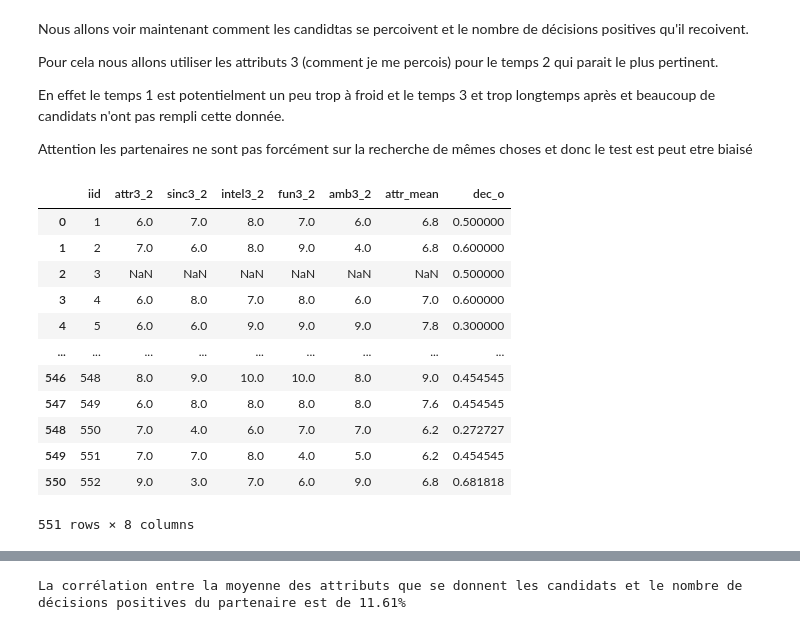
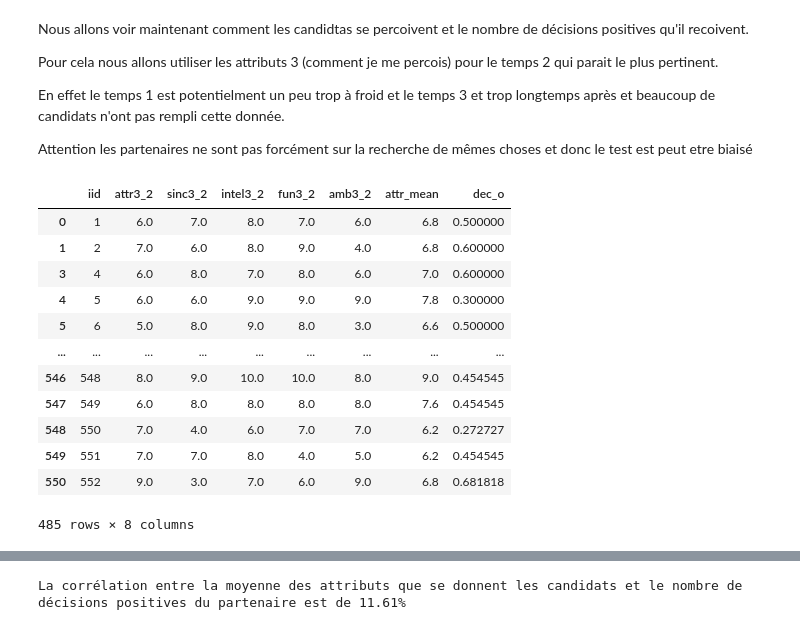
Before and after one commit to littlerobinson/machine-learning-engineer-certification, a Jupyter notebook: eda_speed_dating/eda_speed_dating_project.ipynb, the cells around one changed output, grey strips where cells are left out. Cells and saved outputs as stored; diff of their text form; code cells hidden in the pictures.

```diff
--- a/eda_speed_dating/eda_speed_dating_project.ipynb
+++ b/eda_speed_dating/eda_speed_dating_project.ipynb
@@ -957,21 +1002,21 @@ Attention les partenaires ne sont pas forcément sur la recherche de mêmes chos
 # %%
 df_partner_attr = df.groupby('iid')[['attr3_2', 'sinc3_2', 'intel3_2', 'fun3_2', 'amb3_2']].mean().reset_index()
 df_partner_attr['attr_mean'] = df_partner_attr.iloc[:, 1:].mean(skipna=True, axis=1)
 df_partner_dec = df[['iid', 'dec_o']].groupby('iid').mean()
 df_partner_dec = df_partner_attr.merge(df_partner_dec, on='iid')
-df_result = df_partner_dec
-display(df_partner_dec)
+df_result = df_partner_dec.dropna()
+display(df_result)
 # %% [output]
 |  | iid | attr3_2 | sinc3_2 | intel3_2 | fun3_2 | amb3_2 | attr_mean | dec_o |
 | 0 | 1 | 6.0 | 7.0 | 8.0 | 7.0 | 6.0 | 6.8 | 0.500000 |
 | 1 | 2 | 7.0 | 6.0 | 8.0 | 9.0 | 4.0 | 6.8 | 0.600000 |
-| 2 | 3 | NaN | NaN | NaN | NaN | NaN | NaN | 0.500000 |
 | 3 | 4 | 6.0 | 8.0 | 7.0 | 8.0 | 6.0 | 7.0 | 0.600000 |
 | 4 | 5 | 6.0 | 6.0 | 9.0 | 9.0 | 9.0 | 7.8 | 0.300000 |
+| 5 | 6 | 5.0 | 8.0 | 9.0 | 8.0 | 3.0 | 6.6 | 0.500000 |
 | ... | ... | ... | ... | ... | ... | ... | ... | ... |
 | 546 | 548 | 8.0 | 9.0 | 10.0 | 10.0 | 8.0 | 9.0 | 0.454545 |
 | 547 | 549 | 6.0 | 8.0 | 8.0 | 8.0 | 8.0 | 7.6 | 0.454545 |
 | 548 | 550 | 7.0 | 4.0 | 6.0 | 7.0 | 7.0 | 6.2 | 0.272727 |
 | 549 | 551 | 7.0 | 7.0 | 8.0 | 4.0 | 5.0 | 6.2 | 0.454545 |
 | 550 | 552 | 9.0 | 3.0 | 7.0 | 6.0 | 9.0 | 6.8 | 0.681818 |
-551 rows × 8 columns
+485 rows × 8 columns
```
Also changed, not shown: parts of 26 cells of this notebook.
